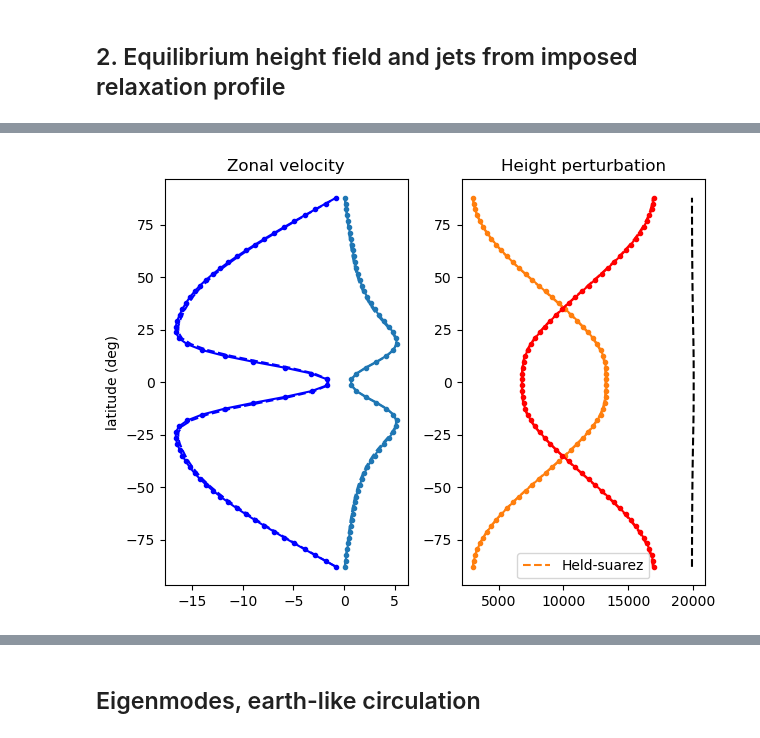
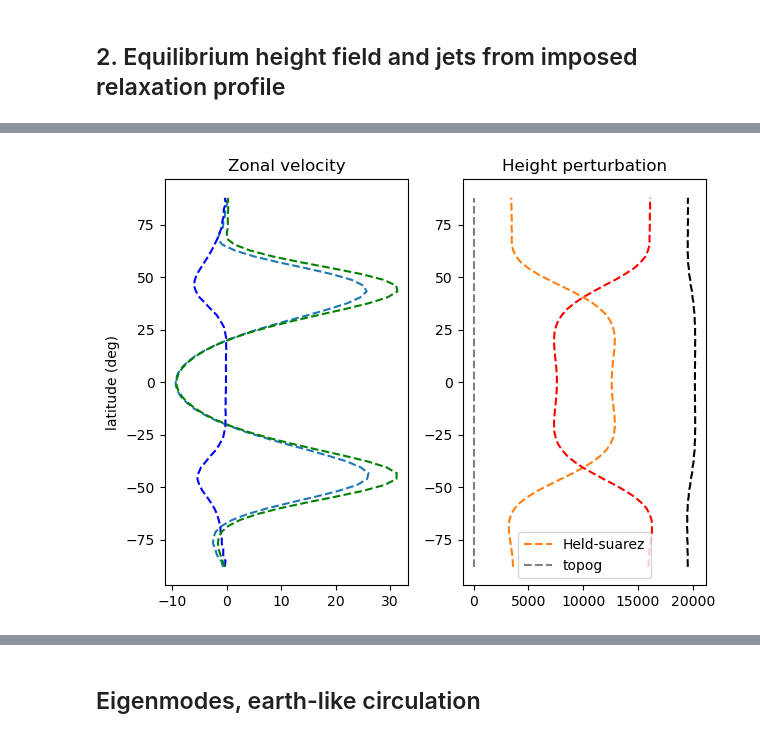
Before and after one commit to qnicolas/superrotation, a Jupyter notebook: baroclinic_inst_EVP.ipynb, the cells around one changed output, grey strips where cells are left out. Cells and saved outputs as stored; diff of their text form; code cells hidden in the pictures.

```diff
--- a/baroclinic_inst_EVP.ipynb
+++ b/baroclinic_inst_EVP.ipynb
@@ -237,24 +261,27 @@ while pert_norm > tolerance:
 # %%
-u10_HS.change_scales(1)
-h10_HS.change_scales(1)
-u20_HS.change_scales(1)
-h20_HS.change_scales(1)
+u10.change_scales(1)
+h10.change_scales(1)
+u20.change_scales(1)
+h20.change_scales(1)
 
 fig, axs = plt.subplots(1,2)
-axs[0].plot(u10_HS['g'][0][0]/(meter/second), lat[0]*180/np.pi, '--', color='C0')
-axs[0].plot(sol_2l_HS_10day_ext.u1[-1,0].mean('longitude')/(meter/second), lat[0]*180/np.pi, '.-', color='C0')
-axs[0].plot(u20_HS['g'][0][0]/(meter/second), lat[0]*180/np.pi, '--', color='b')
-axs[0].plot(sol_2l_HS_10day_ext.u2[-1,0].mean('longitude')/(meter/second), lat[0]*180/np.pi, '.-', color='b')
+axs[0].plot(u10['g'][0][0]/(meter/second), lat[0]*180/np.pi, '--', color='C0')
+#axs[0].plot(sol_2l_HS_10day_ext.u1[-1,0].mean('longitude')/(meter/second), lat[0]*180/np.pi, '.-', color='C0')
+axs[0].plot(u20['g'][0][0]/(meter/second), lat[0]*180/np.pi, '--', color='b')
+#axs[0].plot(sol_2l_HS_10day_ext.u2[-1,0].mean('longitude')/(meter/second), lat[0]*180/np.pi, '.-', color='b')
+axs[0].plot((u10['g'][0][0]-u20['g'][0][0])/(meter/second), lat[0]*180/np.pi, '--', color='g')
+
 axs[0].set_title('Zonal velocity')
 axs[0].set_ylabel('latitude (deg)')
-axs[1].plot(h10_HS['g'][0]/meter, lat[0]*180/np.pi, '--', color='C1', label='Held-suarez')
-axs[1].plot(sol_2l_HS_10day_ext.h1[-1].mean('longitude')/(meter), lat[0]*180/np.pi, '.-', color='C1')
-axs[1].plot(h20_HS['g'][0]/meter, lat[0]*180/np.pi, '--', color='r')
-axs[1].plot(sol_2l_HS_10day_ext.h2[-1].mean('longitude')/(meter), lat[0]*180/np.pi, '.-', color='r')
-axs[1].plot((h10_HS['g'][0]+h20_HS['g'][0])/meter, lat[0]*180/np.pi, '--', color='k')
+axs[1].plot(h10['g'][0]/meter, lat[0]*180/np.pi, '--', color='C1', label='Held-suarez')
+#axs[1].plot(sol_2l_HS_10day_ext.h1[-1].mean('longitude')/(meter), lat[0]*180/np.pi, '.-', color='C1')
+axs[1].plot(h20['g'][0]/meter, lat[0]*180/np.pi, '--', color='r')
+#axs[1].plot(sol_2l_HS_10day_ext.h2[-1].mean('longitude')/(meter), lat[0]*180/np.pi, '.-', color='r')
+axs[1].plot((h10['g'][0]+h20['g'][0])/meter, lat[0]*180/np.pi, '--', color='k')
+hb.change_scales(1);axs[1].plot(hb['g'][0]/meter, lat[0]*180/np.pi, '--', color='gray', label='topog')
 axs[1].set_title('Height perturbation')
 axs[1].legend()
 plt.tight_layout()
 # %% [output]
-[figure, old version]
+[figure, new version]
 # %%
```
Also changed, not shown: parts of 16 cells of this notebook, 20 other files.
